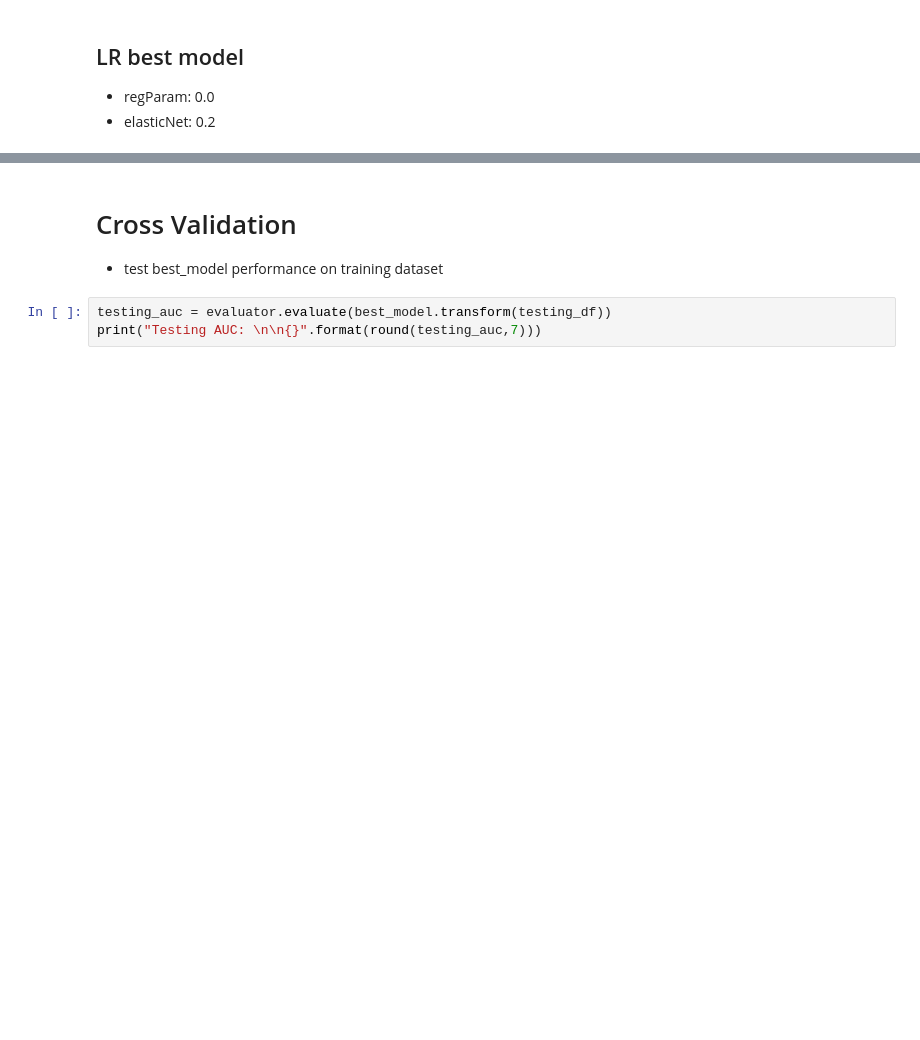
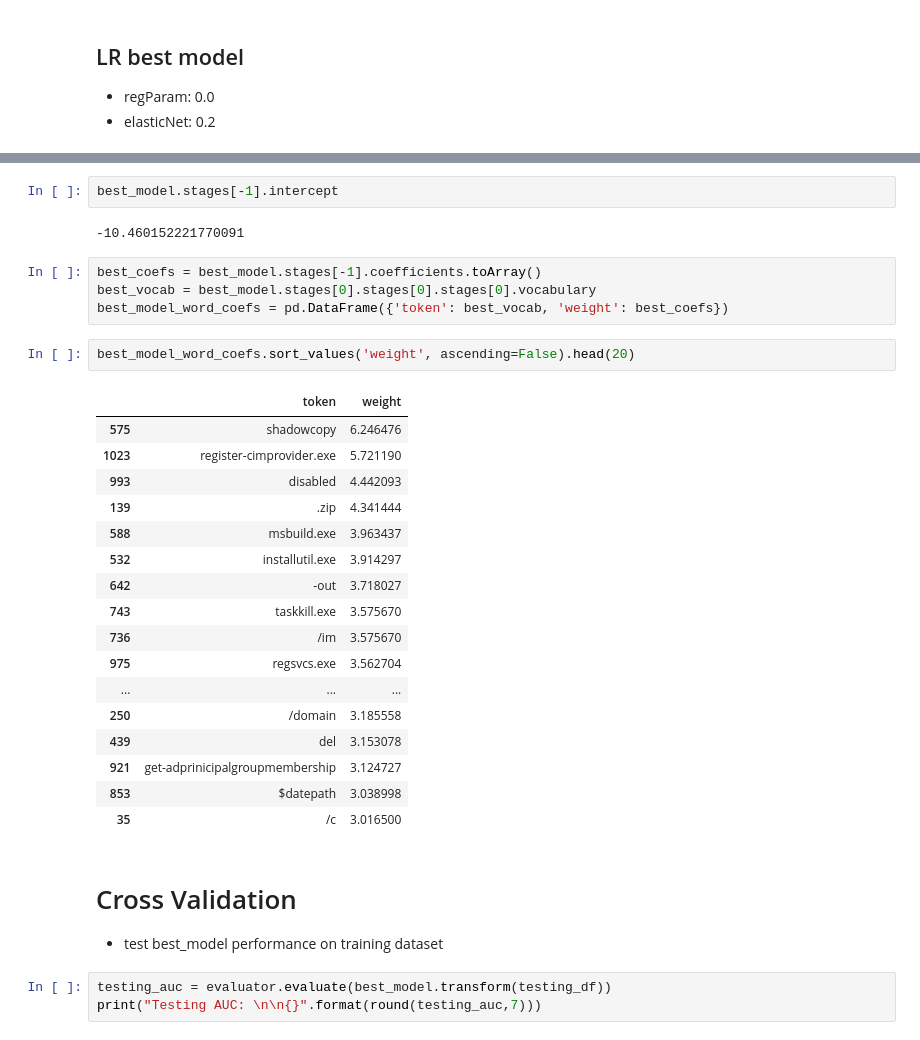
Before and after one commit to asoa/Windows-Process-Classifier, a Jupyter notebook: models/logistic_regression.ipynb, the cells around one changed output, grey strips where cells are left out. Saved outputs shown, nothing was run; the diff lists cells and outputs as text; blank space fills up the shorter version.

```diff
--- a/models/logistic_regression.ipynb
+++ b/models/logistic_regression.ipynb
@@ -462,3 +445,31 @@ Best Validation AUC:
+# %%
+best_model.stages[-1].intercept
+# %% [output]
+-10.460152221770091
+# %%
+best_coefs = best_model.stages[-1].coefficients.toArray()
+best_vocab = best_model.stages[0].stages[0].stages[0].vocabulary
+best_model_word_coefs = pd.DataFrame({'token': best_vocab, 'weight': best_coefs})
+# %%
+best_model_word_coefs.sort_values('weight', ascending=False).head(20)
+# %% [output]
+|  | token | weight |
+| 575 | shadowcopy | 6.246476 |
+| 1023 | register-cimprovider.exe | 5.721190 |
+| 993 | disabled | 4.442093 |
+| 139 | .zip | 4.341444 |
+| 588 | msbuild.exe | 3.963437 |
+| 532 | installutil.exe | 3.914297 |
+| 642 | -out | 3.718027 |
+| 743 | taskkill.exe | 3.575670 |
+| 736 | /im | 3.575670 |
+| 975 | regsvcs.exe | 3.562704 |
+| ... | ... | ... |
+| 250 | /domain | 3.185558 |
+| 439 | del | 3.153078 |
+| 921 | get-adprinicipalgroupmembership | 3.124727 |
+| 853 | $datepath | 3.038998 |
+| 35 | /c | 3.016500 |
 # %% [markdown]
 # Cross Validation
 + test best_model performance on training dataset
```
Also changed, not shown: parts of 21 cells of this notebook, 1 other file.
